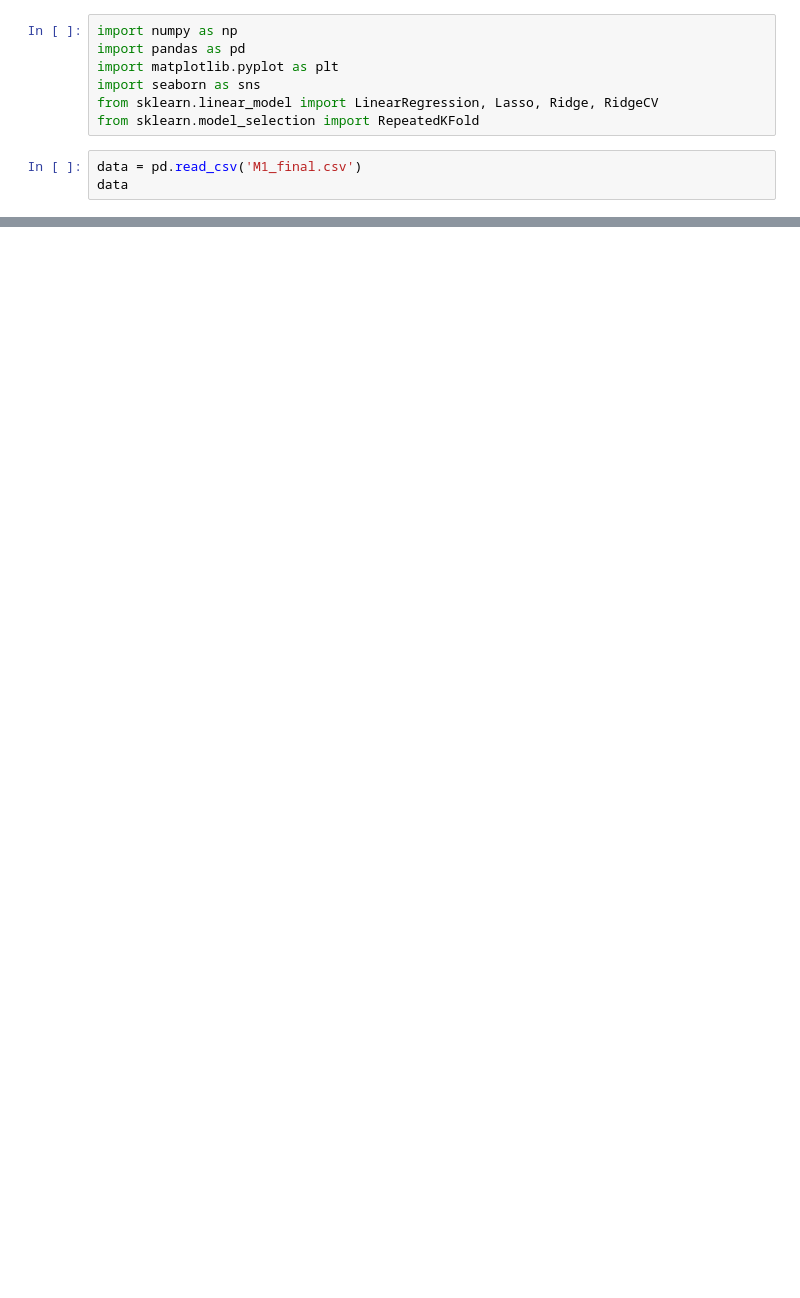
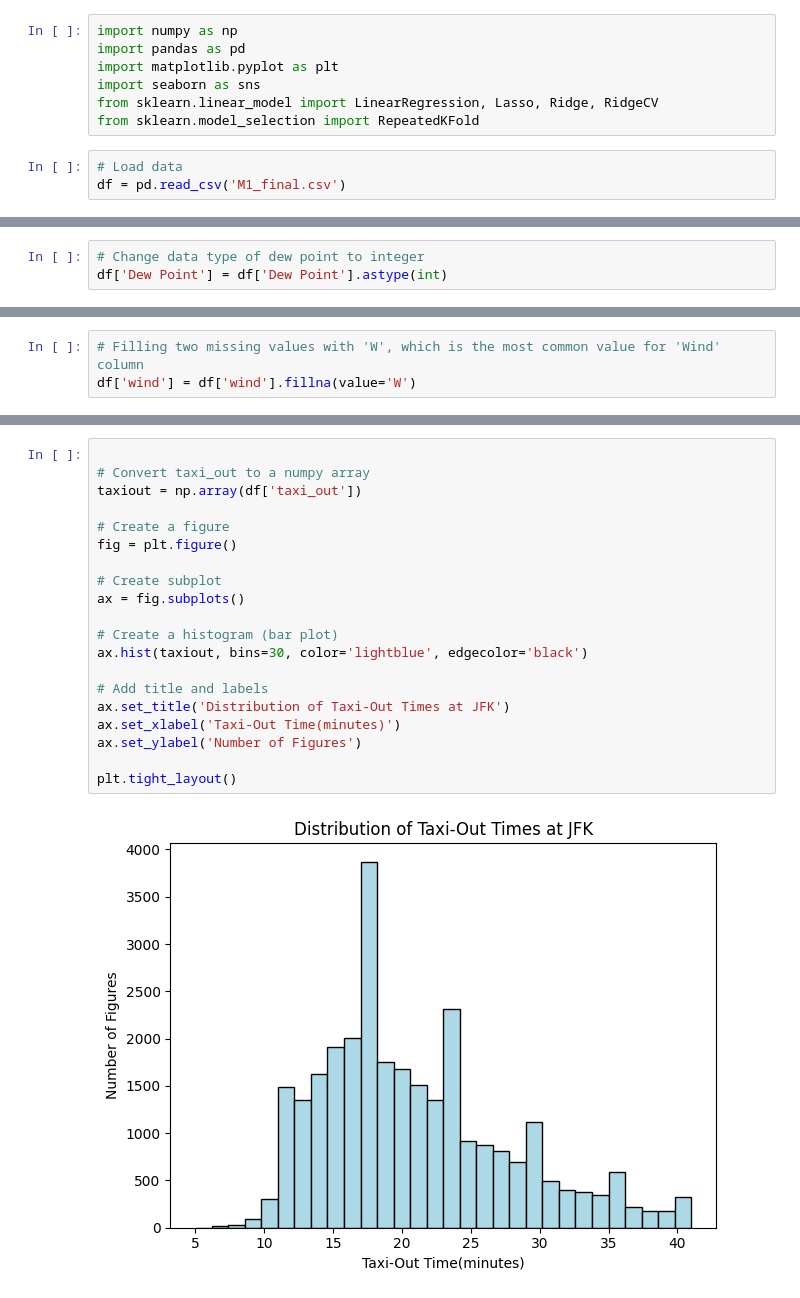
Before and after one commit to bytesbyt/ds_lr_predicting_taxi_out_delay, a Jupyter notebook: ds_predicting_taxi_out_delay.ipynb, the cells around one changed output, grey strips where cells are left out. Drawn from its saved outputs; the diff is of its cells as text; blank space fills up the shorter version.

Commit message:
Add histogram

```diff
--- a/ds_predicting_taxi_out_delay.ipynb
+++ b/ds_predicting_taxi_out_delay.ipynb
@@ -6,5 +6,5 @@ import seaborn as sns
 from sklearn.linear_model import LinearRegression, Lasso, Ridge, RidgeCV
 from sklearn.model_selection import RepeatedKFold
 # %%
-data = pd.read_csv('M1_final.csv')
-data
+# Load data
+df = pd.read_csv('M1_final.csv')
@@ -24,0 +37,3 @@ data
+# %%
+# Change data type of dew point to integer
+df['Dew Point'] = df['Dew Point'].astype(int)
@@ -24,0 +151,3 @@ data
+# %%
+# Filling two missing values with 'W', which is the most common value for 'Wind' column
+df['wind'] = df['wind'].fillna(value='W')
@@ -24,0 +219,22 @@ data
+# %%
+
+# Convert taxi_out to a numpy array
+taxiout = np.array(df['taxi_out'])
+
+# Create a figure
+fig = plt.figure()
+
+# Create subplot
+ax = fig.subplots()
+
+# Create a histogram (bar plot)
+ax.hist(taxiout, bins=30, color='lightblue', edgecolor='black')
+
+# Add title and labels
+ax.set_title('Distribution of Taxi-Out Times at JFK')
+ax.set_xlabel('Taxi-Out Time(minutes)')
+ax.set_ylabel('Number of Figures')
+
+plt.tight_layout()
+# %% [output]
+[figure, added]
```
Also changed, not shown: parts of 13 cells of this notebook, 1 other file.
